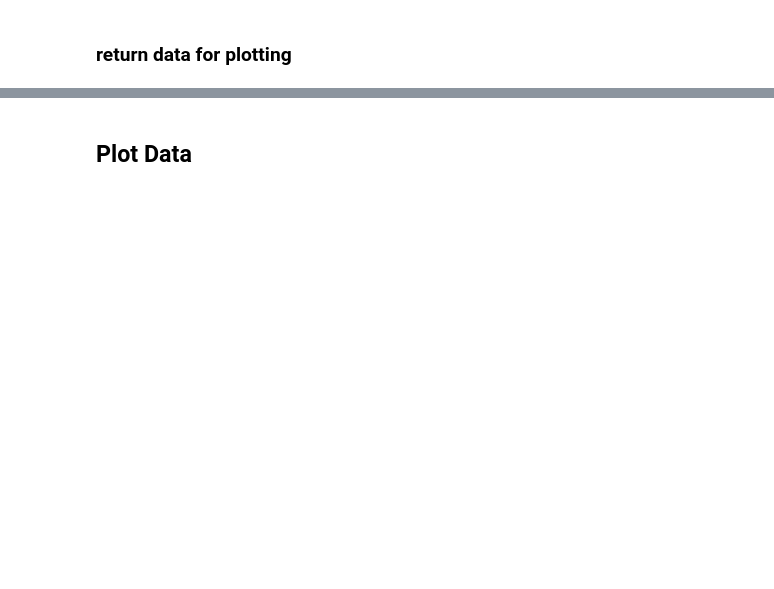
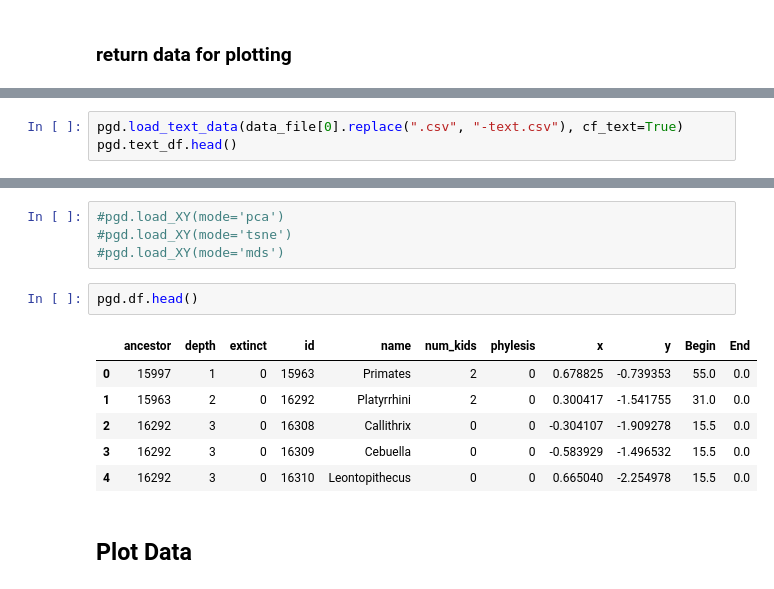
Before and after one commit to seth127/phyloGraph, a Jupyter notebook: phyloGraph-PCA.ipynb, the cells around one changed output, grey strips where cells are left out. Drawn from its saved outputs; the diff is of its cells as text; blank space fills up the shorter version.

```diff
--- a/phyloGraph-PCA.ipynb
+++ b/phyloGraph-PCA.ipynb
@@ -60,0 +58,3 @@ df.head()
+# %%
+pgd.load_text_data(data_file[0].replace(".csv", "-text.csv"), cf_text=True)
+pgd.text_df.head()
@@ -61,3 +68,16 @@ df.head()
+# %%
+#pgd.load_XY(mode='pca')
+#pgd.load_XY(mode='tsne')
+#pgd.load_XY(mode='mds')
+# %%
+pgd.df.head()
+# %% [output]
+|  | ancestor | depth | extinct | id | name | num_kids | phylesis | x | y | Begin | End |
+| 0 | 15997 | 1 | 0 | 15963 | Primates | 2 | 0 | 0.678825 | -0.739353 | 55.0 | 0.0 |
+| 1 | 15963 | 2 | 0 | 16292 | Platyrrhini | 2 | 0 | 0.300417 | -1.541755 | 31.0 | 0.0 |
+| 2 | 16292 | 3 | 0 | 16308 | Callithrix | 0 | 0 | -0.304107 | -1.909278 | 15.5 | 0.0 |
+| 3 | 16292 | 3 | 0 | 16309 | Cebuella | 0 | 0 | -0.583929 | -1.496532 | 15.5 | 0.0 |
+| 4 | 16292 | 3 | 0 | 16310 | Leontopithecus | 0 | 0 | 0.665040 | -2.254978 | 15.5 | 0.0 |
 # %% [markdown]
 ## Plot Data
 # %%
```
Also changed, not shown: parts of 20 cells of this notebook, 2 other files.
